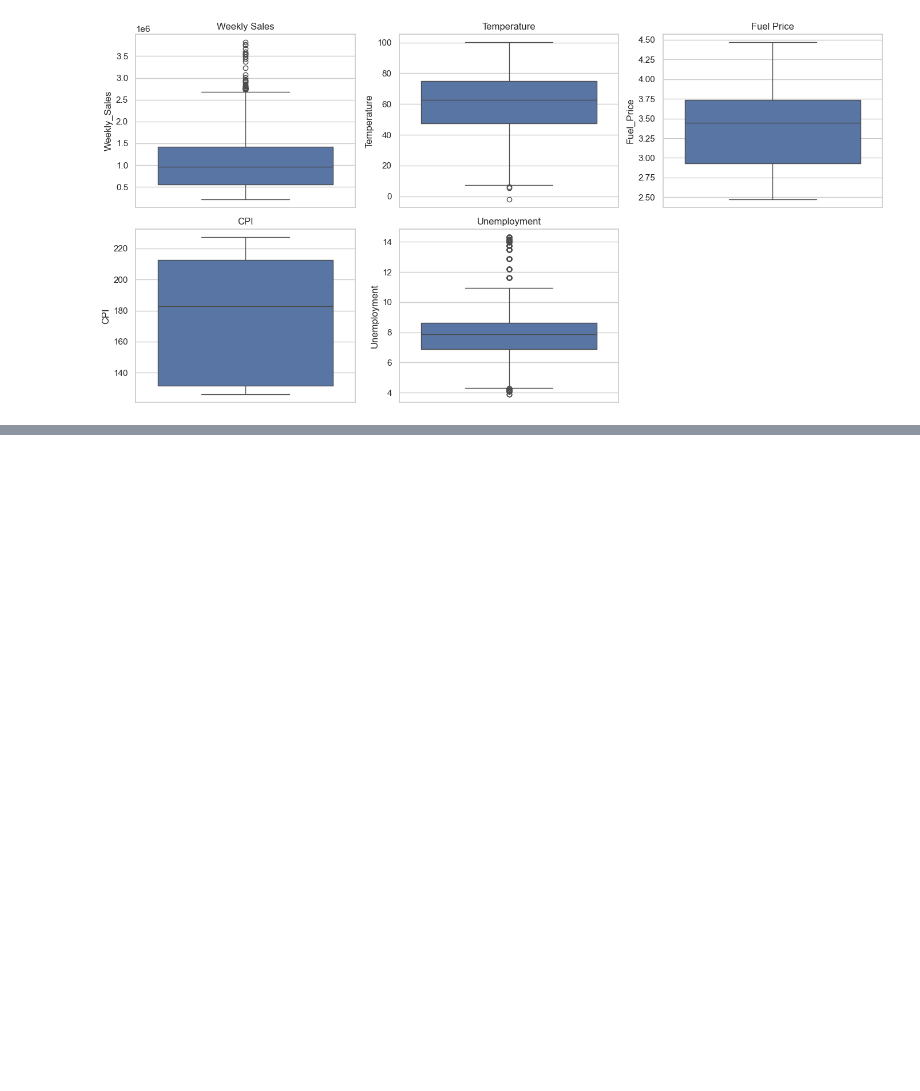
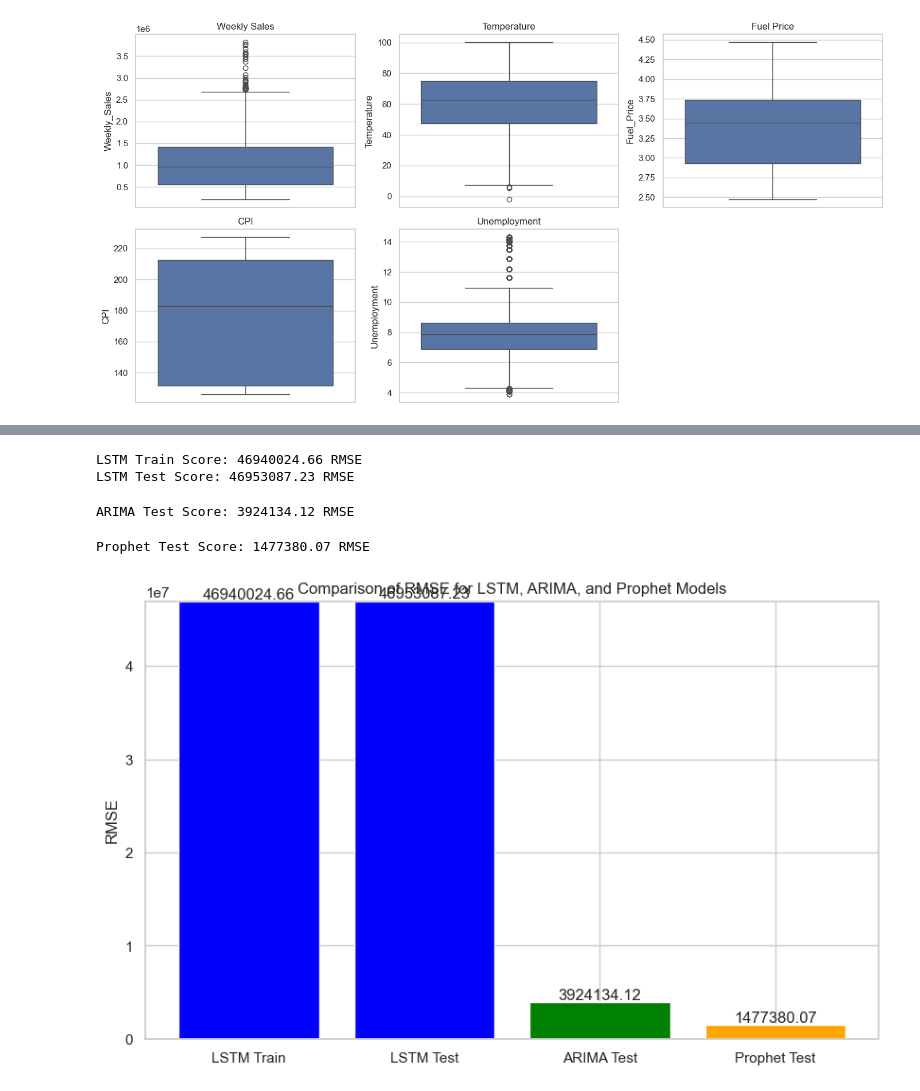
Before and after one commit to mp22abw/Final-Project, a Jupyter notebook: walmart.ipynb, the cells around one changed output, grey strips where cells are left out. Saved outputs shown, nothing was run; the diff lists cells and outputs as text; code cells hidden in the pictures; blank space fills up the shorter version.

```diff
--- a/walmart.ipynb
+++ b/walmart.ipynb
@@ -268,0 +283,47 @@ ValueError: object __array__ method not producing an array
+# %%
+# RMSE for LSTM
+train_score = np.sqrt(mean_squared_error(y_train, train_predict[:,0]))
+test_score = np.sqrt(mean_squared_error(y_test, test_predict[:,0]))
+
+print(f'LSTM Train Score: {train_score:.2f} RMSE')
+print(f'LSTM Test Score: {test_score:.2f} RMSE')
+# %% [output]
+LSTM Train Score: 46940024.66 RMSE
+LSTM Test Score: 46953087.23 RMSE
+# %%
+# RMSE for ARIMA
+arima_rmse = np.sqrt(mean_squared_error(test_data, arima_forecast))
+print(f'ARIMA Test Score: {arima_rmse:.2f} RMSE')
+# %% [output]
+ARIMA Test Score: 3924134.12 RMSE
+# %%
+# RMSE for Prophet
+prophet_rmse = np.sqrt(mean_squared_error(test_data, prophet_forecast['yhat'].iloc[-len(test_data):]))
+print(f'Prophet Test Score: {prophet_rmse:.2f} RMSE')
+# %% [output]
+Prophet Test Score: 1477380.07 RMSE
+# %%
+import matplotlib.pyplot as plt
+import numpy as np
+
+# Labels for the x-axis
+labels = ['LSTM Train', 'LSTM Test', 'ARIMA Test', 'Prophet Test']
+
+# RMSE values
+rmse_values = [train_score, test_score, arima_rmse, prophet_rmse]
+
+# Plotting the RMSE comparison
+plt.figure(figsize=(10, 6))
+bars = plt.bar(labels, rmse_values, color=['blue', 'blue', 'green', 'orange'])
+
+# Adding the RMSE values on top of the bars
+for bar in bars:
+    yval = bar.get_height()
+    plt.text(bar.get_x() + bar.get_width()/2, yval, round(yval, 2), ha='center', va='bottom')
+
+plt.title('Comparison of RMSE for LSTM, ARIMA, and Prophet Models')
+plt.ylabel('RMSE')
+plt.ylim(0, max(rmse_values) + 500)
+plt.show()
+# %% [output]
+[figure, added]
```
Also changed, not shown: parts of 3 cells of this notebook, 1 other file.
